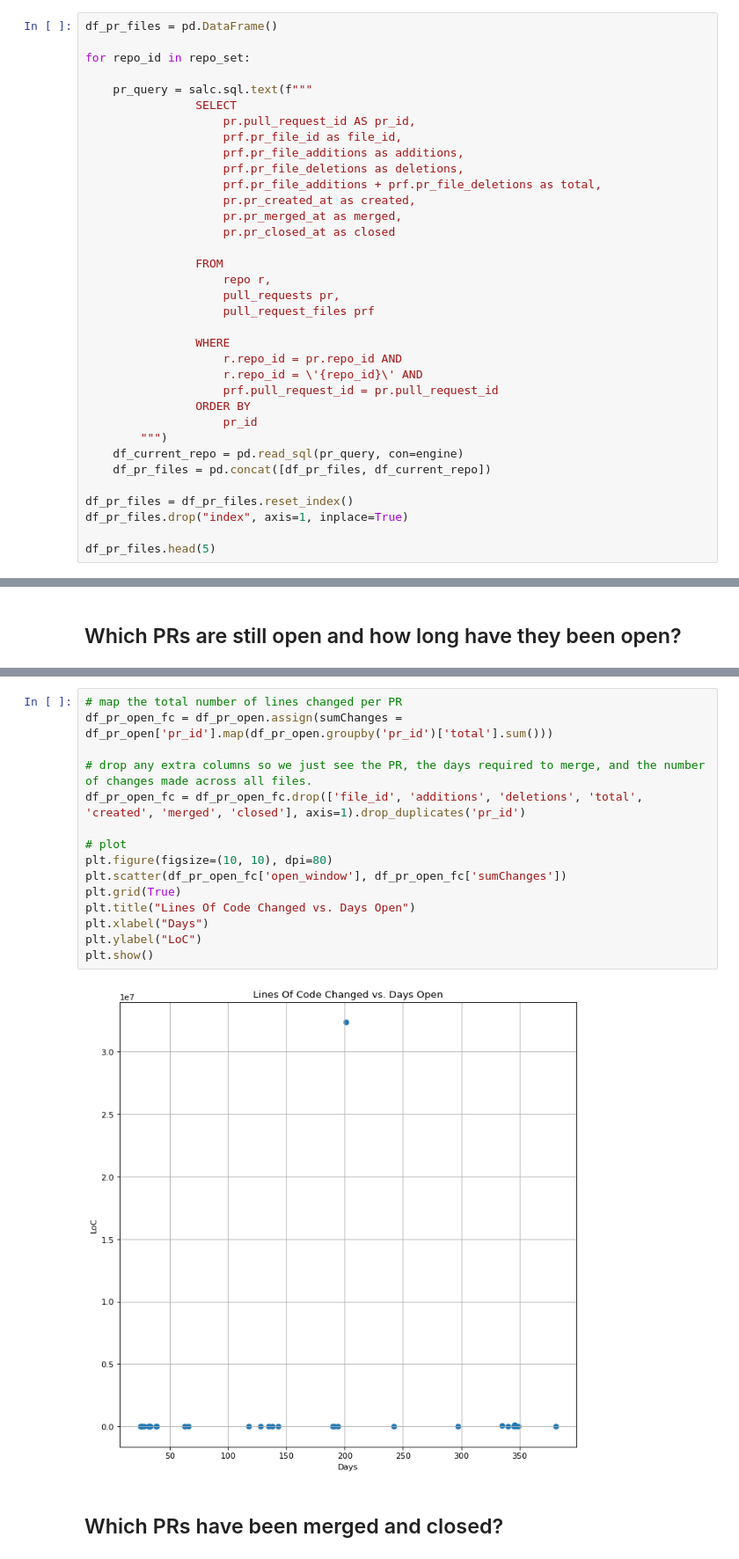
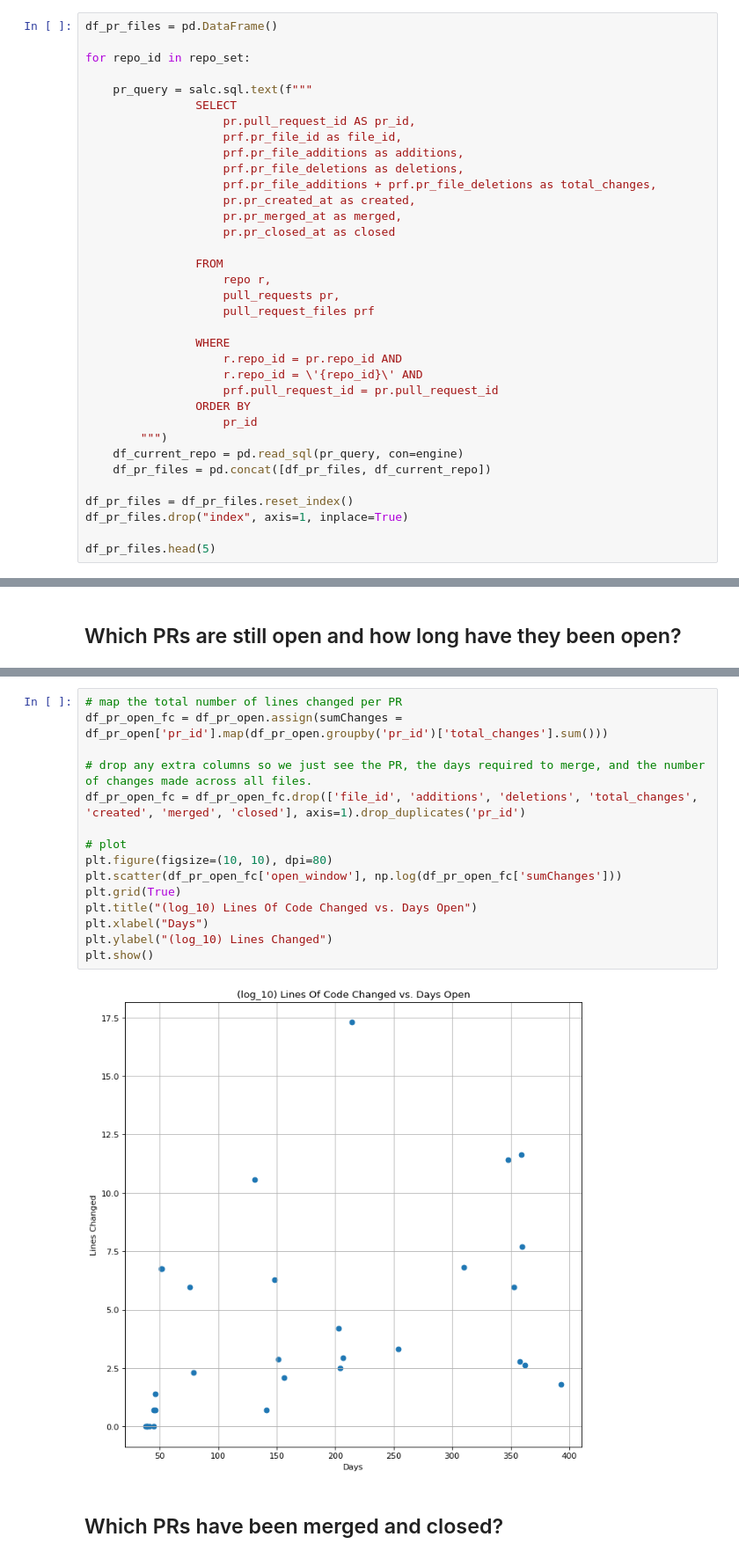
Before and after one commit to oss-aspen/Rappel, a Jupyter notebook: notebooks/pr_delta.ipynb, the cells around one changed output, grey strips where cells are left out. Shown: that part at 88% size. Cells and saved outputs as stored; diff of their text form.

```diff
--- a/notebooks/pr_delta.ipynb
+++ b/notebooks/pr_delta.ipynb
@@ -67,7 +77,7 @@ for repo_id in repo_set:
                     prf.pr_file_id as file_id,
                     prf.pr_file_additions as additions,
                     prf.pr_file_deletions as deletions,
-                    prf.pr_file_additions + prf.pr_file_deletions as total,
+                    prf.pr_file_additions + prf.pr_file_deletions as total_changes,
                     pr.pr_created_at as created,
                     pr.pr_merged_at as merged,
                     pr.pr_closed_at as closed
@@ -152,20 +162,20 @@ df_pr_open.head()
 # %%
 # map the total number of lines changed per PR
-df_pr_open_fc = df_pr_open.assign(sumChanges = df_pr_open['pr_id'].map(df_pr_open.groupby('pr_id')['total'].sum()))
+df_pr_open_fc = df_pr_open.assign(sumChanges = df_pr_open['pr_id'].map(df_pr_open.groupby('pr_id')['total_changes'].sum()))
 
 # drop any extra columns so we just see the PR, the days required to merge, and the number of changes made across all files.
-df_pr_open_fc = df_pr_open_fc.drop(['file_id', 'additions', 'deletions', 'total', 'created', 'merged', 'closed'], axis=1).drop_duplicates('pr_id')
+df_pr_open_fc = df_pr_open_fc.drop(['file_id', 'additions', 'deletions', 'total_changes', 'created', 'merged', 'closed'], axis=1).drop_duplicates('pr_id')
 
 # plot
 plt.figure(figsize=(10, 10), dpi=80)
-plt.scatter(df_pr_open_fc['open_window'], df_pr_open_fc['sumChanges'])
+plt.scatter(df_pr_open_fc['open_window'], np.log(df_pr_open_fc['sumChanges']))
 plt.grid(True)
-plt.title("Lines Of Code Changed vs. Days Open")
+plt.title("(log_10) Lines Of Code Changed vs. Days Open")
 plt.xlabel("Days")
-plt.ylabel("LoC")
+plt.ylabel("(log_10) Lines Changed")
 plt.show()
 # %% [output]
-[figure, old version]
+[figure, new version]
 # %% [markdown]
 ## Which PRs have been merged and closed?
 # %%
```
Also changed, not shown: parts of 13 cells of this notebook.
